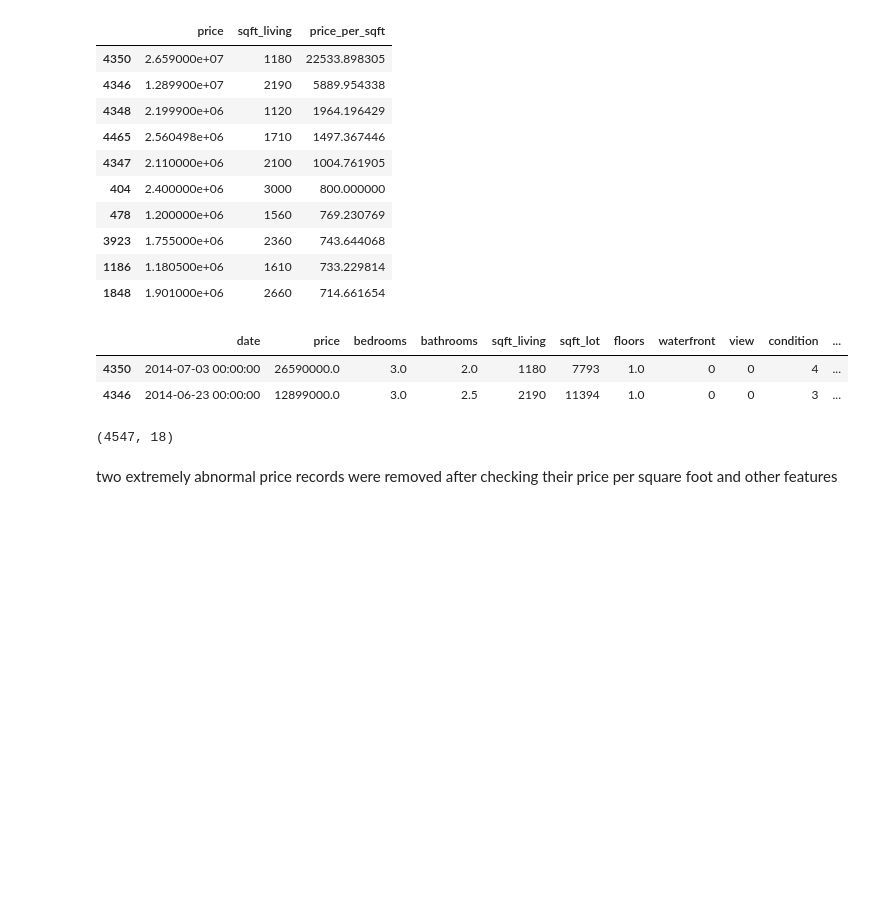
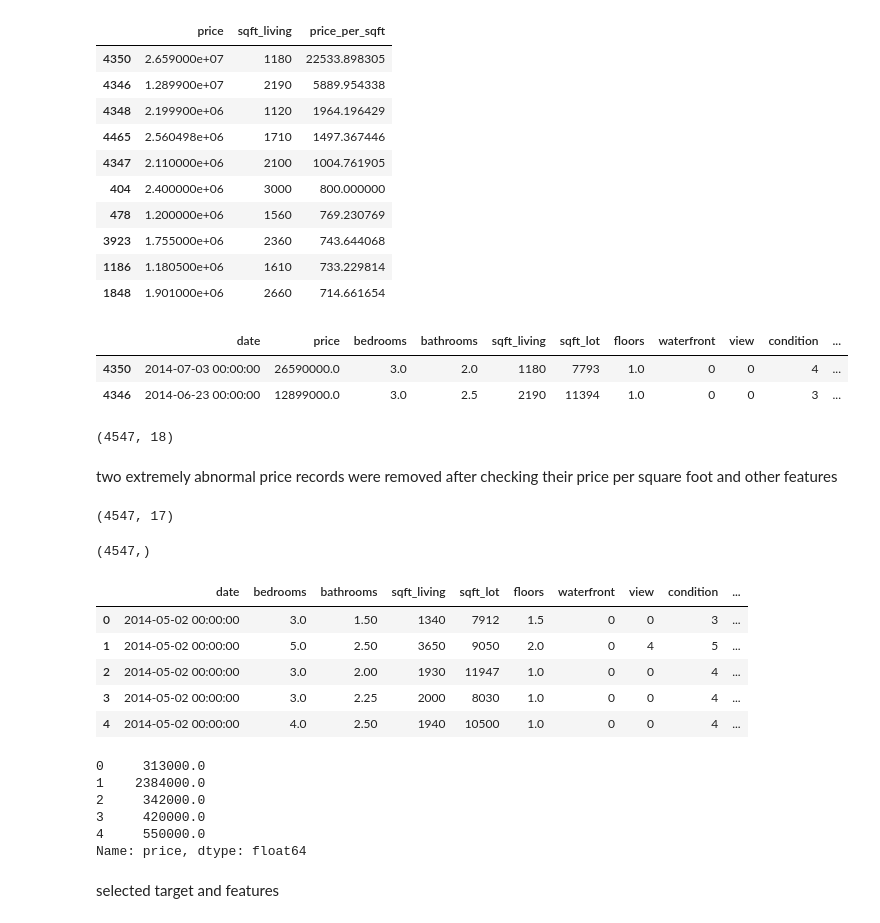
Before and after one commit to shukriaarifi/house_price_prediction, a Jupyter notebook: notebooks/house_price_prediction.ipynb, the cells around one changed output. Saved outputs shown, nothing was run; the diff lists cells and outputs as text; code cells hidden in the pictures; blank space fills up the shorter version.

Commit message:
prepared featueres and target variables and split them

```diff
--- a/notebooks/house_price_prediction.ipynb
+++ b/notebooks/house_price_prediction.ipynb
@@ -344,3 +344,34 @@ df.shape
 (4547, 18)
 # %% [markdown]
 two extremely abnormal price records were removed after checking their price per square foot and other features
+# %%
+y=df["price"]
+x=df.drop("price", axis=1)
+# %%
+x.shape
+# %% [output]
+(4547, 17)
+# %%
+y.shape
+# %% [output]
+(4547,)
+# %%
+x.head()
+# %% [output]
+|  | date | bedrooms | bathrooms | sqft_living | sqft_lot | floors | waterfront | view | condition | ... |
+| 0 | 2014-05-02 00:00:00 | 3.0 | 1.50 | 1340 | 7912 | 1.5 | 0 | 0 | 3 | ... |
+| 1 | 2014-05-02 00:00:00 | 5.0 | 2.50 | 3650 | 9050 | 2.0 | 0 | 4 | 5 | ... |
+| 2 | 2014-05-02 00:00:00 | 3.0 | 2.00 | 1930 | 11947 | 1.0 | 0 | 0 | 4 | ... |
+| 3 | 2014-05-02 00:00:00 | 3.0 | 2.25 | 2000 | 8030 | 1.0 | 0 | 0 | 4 | ... |
+| 4 | 2014-05-02 00:00:00 | 4.0 | 2.50 | 1940 | 10500 | 1.0 | 0 | 0 | 4 | ... |
+# %%
+y.head()
+# %% [output]
+0     313000.0
+1    2384000.0
+2     342000.0
+3     420000.0
+4     550000.0
+Name: price, dtype: float64
+# %% [markdown]
+selected target and features
```
Also changed, not shown: parts of 7 cells of this notebook.
